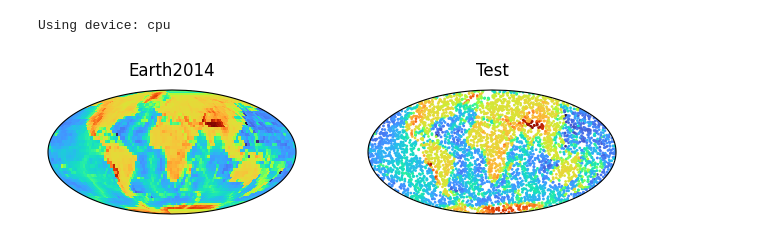
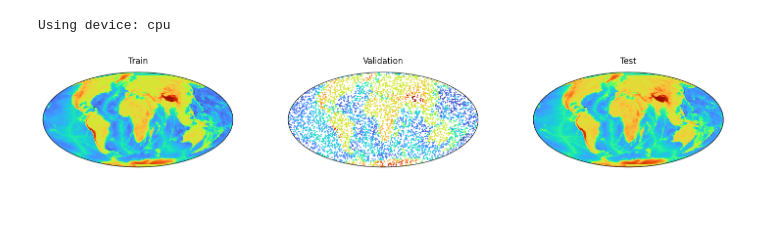
Before and after one commit to TheoHanon/TFE, a Jupyter notebook: SAMPTA/earth.ipynb, the cells around one changed output. Cells and saved outputs as stored; diff of their text form; code cells hidden in the pictures; blank space fills up the shorter version.

```diff
--- a/SAMPTA/earth.ipynb
+++ b/SAMPTA/earth.ipynb
@@ -15,24 +15,30 @@ print(f"Using device: {device}")
 # %% [output]
 Using device: cpu
 # %%
-L = 50
+L = 150
 phi, theta, (nlon, nlat) = sph.sample_s2(L, sampling = "gl", torch_tensor = True)
 
-N_test = 5000
-phi_test, theta_test = sph.sample_s2_uniform(N_test, torch_tensor = True)
+N_val = 5000
+phi_val, theta_val = sph.sample_s2_uniform(N_val, torch_tensor = True)
+
+L_test = 300
+phi_test, theta_test, (nlon_test, nlat_test) = sph.sample_s2(L_test, sampling = "gl", torch_tensor = True)
 # %%
-coefficients = pyshtools.datasets.Earth.Earth2014.tbi(lmax = 200)
+coefficients_train = pyshtools.datasets.Earth.Earth2014.tbi(lmax = 150)
+coefficients_test = pyshtools.datasets.Earth.Earth2014.tbi(lmax = 200)
 # %%
-world_map = coefficients.expand(lon = phi.numpy().flatten(),  colat = theta.numpy().flatten(), degrees=False, nthreads=0).reshape(nlat, nlon)
-world_map_test = coefficients.expand(lon = phi_test.numpy().flatten(), colat = theta_test.numpy().flatten(), degrees=False, nthreads=0).reshape(N_test)
+world_map = coefficients_train.expand(lon = phi.numpy().flatten(),  colat = theta.numpy().flatten(), degrees=False, nthreads=0).reshape(nlat, nlon)
+world_map_val = coefficients_train.expand(lon = phi_val.numpy().flatten(), colat = theta_val.numpy().flatten(), degrees=False, nthreads=0).reshape(N_val)
+world_map_test = coefficients_test.expand(lon = phi_test.numpy().flatten(), colat = theta_test.numpy().flatten(), degrees=False, nthreads=0).reshape(nlat_test, nlon_test)
 # %%
-fig = plt.figure()
-subfigs = fig.subfigures(1, 2)
-sph.plot_sphere(world_map, molweide=True, cmap = "turbo", title = "Earth2014", fig = subfigs[0])
-sph.plot_sphere_scatter(world_map_test, lon = phi_test, lat = theta_test, molweide=True, cmap = "turbo", title = "Test", fig = subfigs[1], s = 1)
+fig = plt.figure(figsize=(15, 5))
+subfigs = fig.subfigures(1, 3)
+sph.plot_sphere(world_map, molweide=True, cmap = "turbo", title = "Train", fig = subfigs[0])
+sph.plot_sphere_scatter(world_map_val, lon = phi_val, lat = theta_val, molweide=True, cmap = "turbo", title = "Validation", fig = subfigs[1], s = 1)
+sph.plot_sphere(world_map_test, molweide=True, cmap = "turbo", title = "Test", fig = subfigs[2])
 plt.show()
 # %% [output]
-[figure, old version]
+[figure, new version]
 # %%
 scaler = StandardScaler()
 world_map_scaled = scaler.fit_transform(world_map.reshape(-1, 1)).reshape(nlat, nlon)
```
Also changed, not shown: parts of 6 cells of this notebook.
